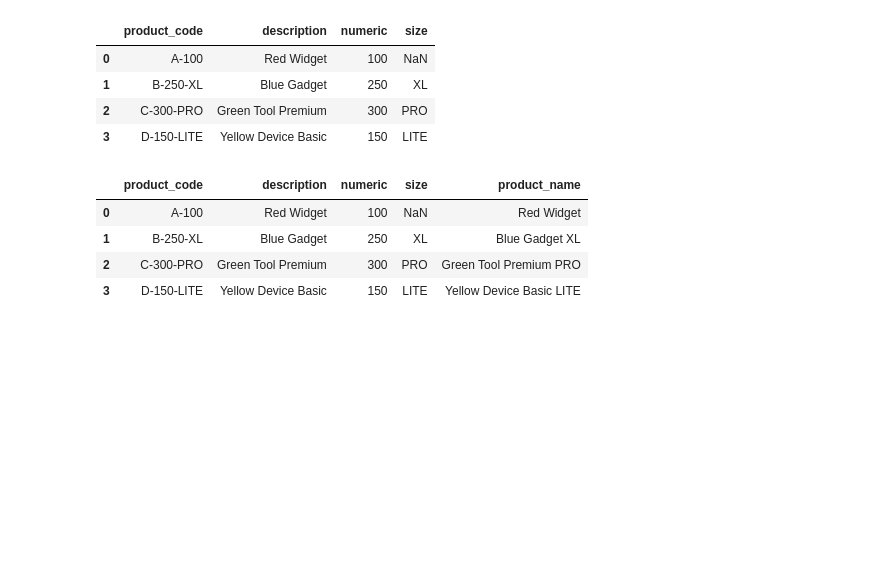
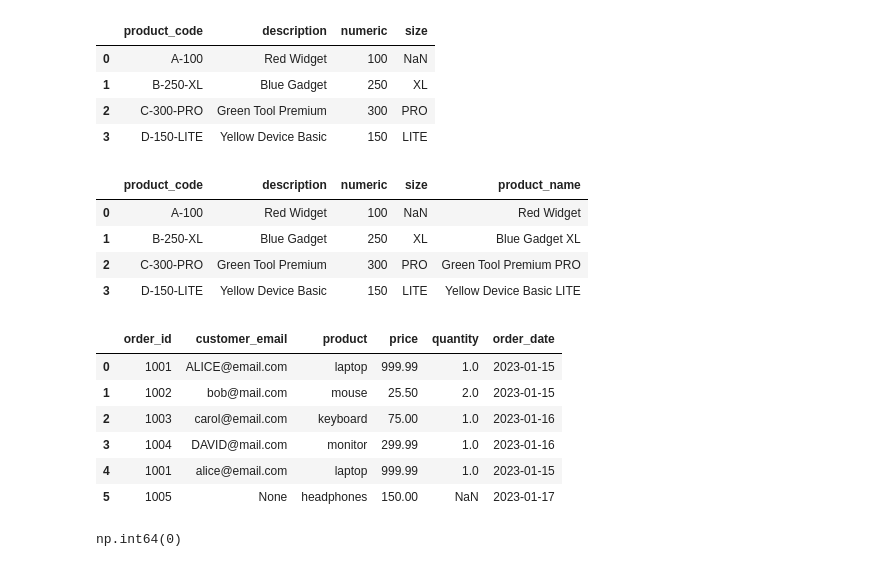
Before and after one commit to KEN-DATALABS/PROJECT-LIST, a Jupyter notebook: OneDrive/Documents/List Project/Project3.ipynb, the cells around one changed output. Drawn from its saved outputs; the diff is of its cells as text; code cells hidden in the pictures; blank space fills up the shorter version.

```diff
--- a/OneDrive/Documents/List Project/Project3.ipynb
+++ b/OneDrive/Documents/List Project/Project3.ipynb
@@ -399,11 +399,23 @@ products.head()
 # %%
 # You're given an e-commerce dataset with:
 orders = pd.DataFrame({
     'order_id': [1001, 1002, 1003, 1004, 1001, 1005],
     'customer_email': ['ALICE@email.com', 'bob@mail.com', 'carol@email.com', 'DAVID@mail.com', 'alice@email.com', None],
     'product': ['laptop', 'mouse', 'keyboard', 'monitor', 'laptop', 'headphones'],
     'price': [999.99, 25.50, 75.00, 299.99, 999.99, 150.00],
     'quantity': [1, 2, 1, 1, 1, None],
     'order_date': ['2023-01-15', '2023-01-15', '2023-01-16', '2023-01-16', '2023-01-15', '2023-01-17']
 })
-orders.head()
+orders.head(10)
+# %% [output]
+|  | order_id | customer_email | product | price | quantity | order_date |
+| 0 | 1001 | ALICE@email.com | laptop | 999.99 | 1.0 | 2023-01-15 |
+| 1 | 1002 | bob@mail.com | mouse | 25.50 | 2.0 | 2023-01-15 |
+| 2 | 1003 | carol@email.com | keyboard | 75.00 | 1.0 | 2023-01-16 |
+| 3 | 1004 | DAVID@mail.com | monitor | 299.99 | 1.0 | 2023-01-16 |
+| 4 | 1001 | alice@email.com | laptop | 999.99 | 1.0 | 2023-01-15 |
+| 5 | 1005 | None | headphones | 150.00 | NaN | 2023-01-17 |
+# %%
+orders['customer_email'].duplicated().sum()
+# %% [output]
+np.int64(0)
```
Also changed, not shown: parts of 1 cell of this notebook.
